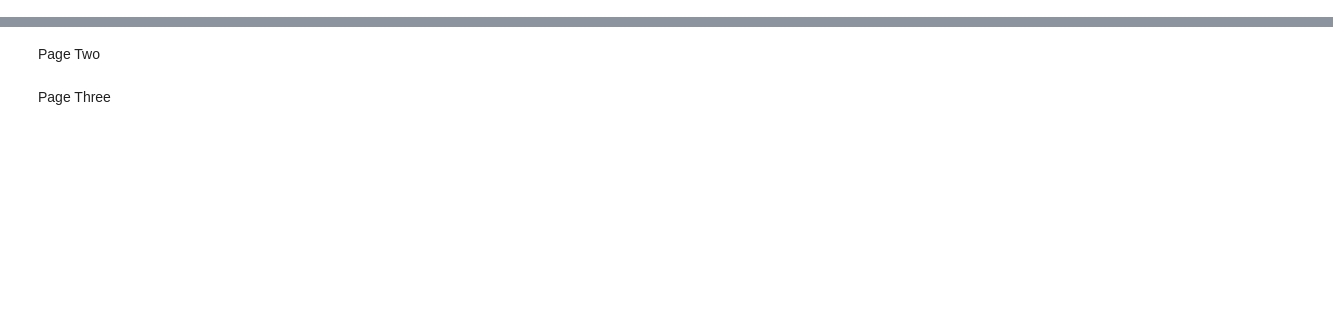
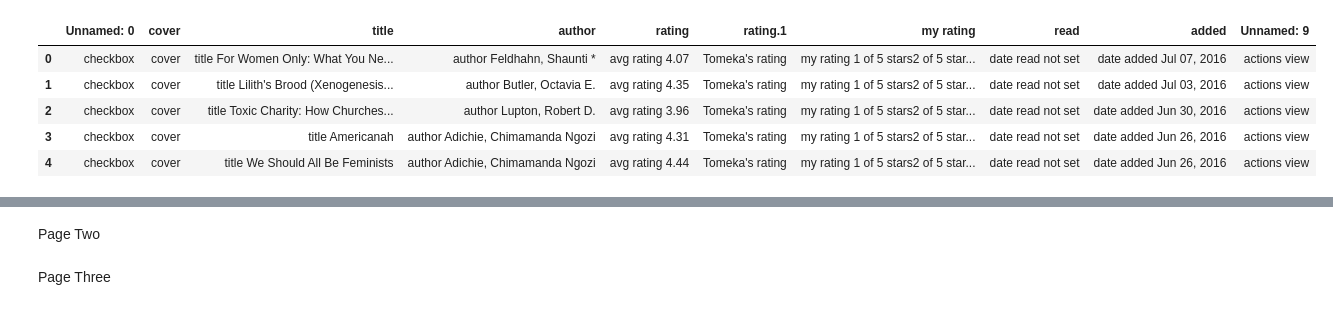
Before and after one commit to morrison-TD/GoodReadsScrape, a Jupyter notebook: GoodReads.ipynb, the cells around one changed output, grey strips where cells are left out. Drawn from its saved outputs; the diff is of its cells as text; code cells hidden in the pictures; blank space fills up the shorter version.

```diff
--- a/GoodReads.ipynb
+++ b/GoodReads.ipynb
@@ -84,0 +82,10 @@ df1.head()
+# %%
+df2 = book_Table2[1]
+df2.head()
+# %% [output]
+|  | Unnamed: 0 | cover | title | author | rating | rating.1 | my rating | read | added | Unnamed: 9 |
+| 0 | checkbox | cover | title For Women Only: What You Ne... | author Feldhahn, Shaunti * | avg rating 4.07 | Tomeka's rating | my rating 1 of 5 stars2 of 5 star... | date read not set | date added Jul 07, 2016 | actions view |
+| 1 | checkbox | cover | title Lilith's Brood (Xenogenesis... | author Butler, Octavia E. | avg rating 4.35 | Tomeka's rating | my rating 1 of 5 stars2 of 5 star... | date read not set | date added Jul 03, 2016 | actions view |
+| 2 | checkbox | cover | title Toxic Charity: How Churches... | author Lupton, Robert D. | avg rating 3.96 | Tomeka's rating | my rating 1 of 5 stars2 of 5 star... | date read not set | date added Jun 30, 2016 | actions view |
+| 3 | checkbox | cover | title Americanah | author Adichie, Chimamanda Ngozi | avg rating 4.31 | Tomeka's rating | my rating 1 of 5 stars2 of 5 star... | date read not set | date added Jun 26, 2016 | actions view |
+| 4 | checkbox | cover | title We Should All Be Feminists | author Adichie, Chimamanda Ngozi | avg rating 4.44 | Tomeka's rating | my rating 1 of 5 stars2 of 5 star... | date read not set | date added Jun 26, 2016 | actions view |
```
Also changed, not shown: parts of 35 cells of this notebook.
